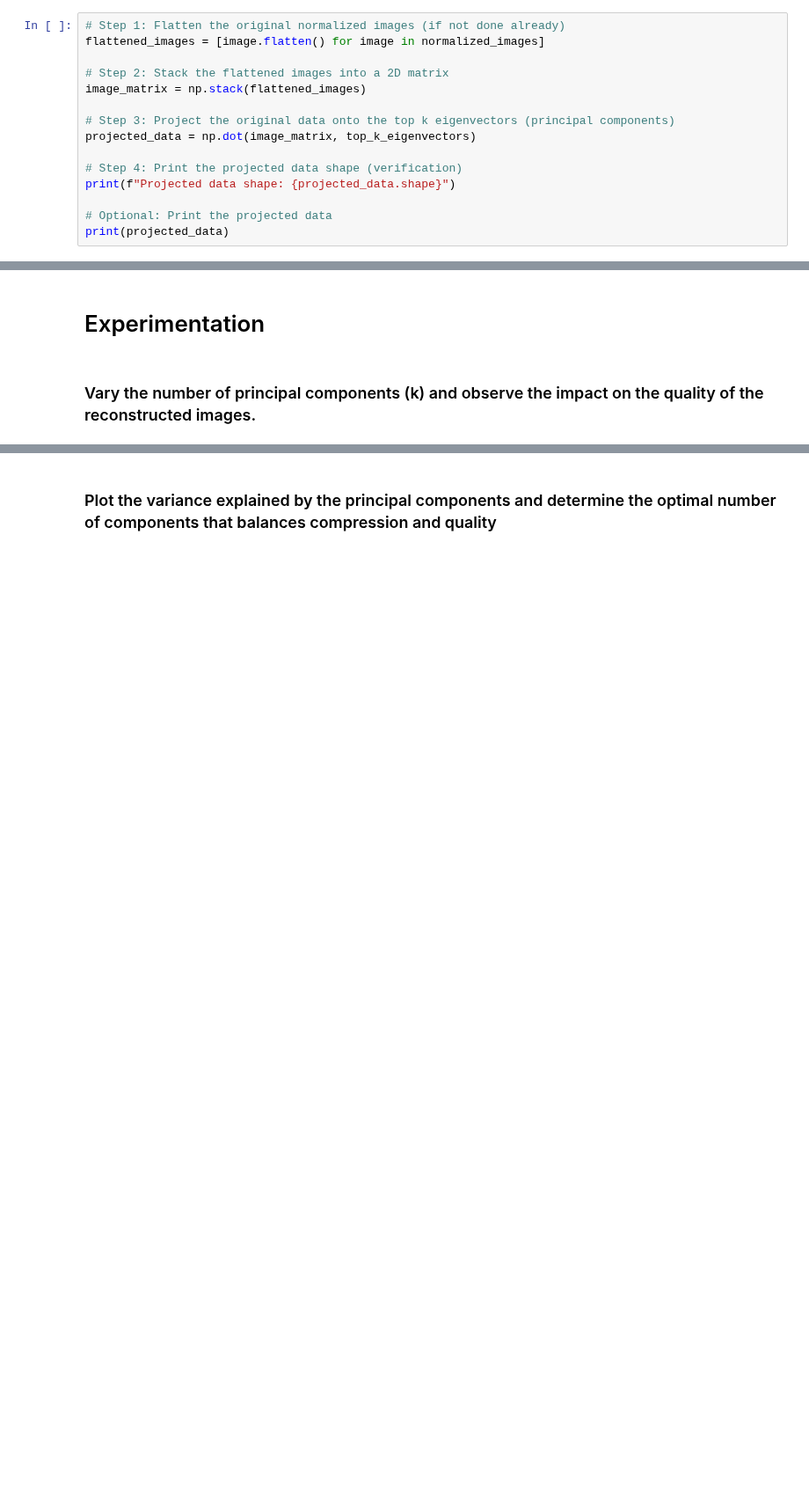
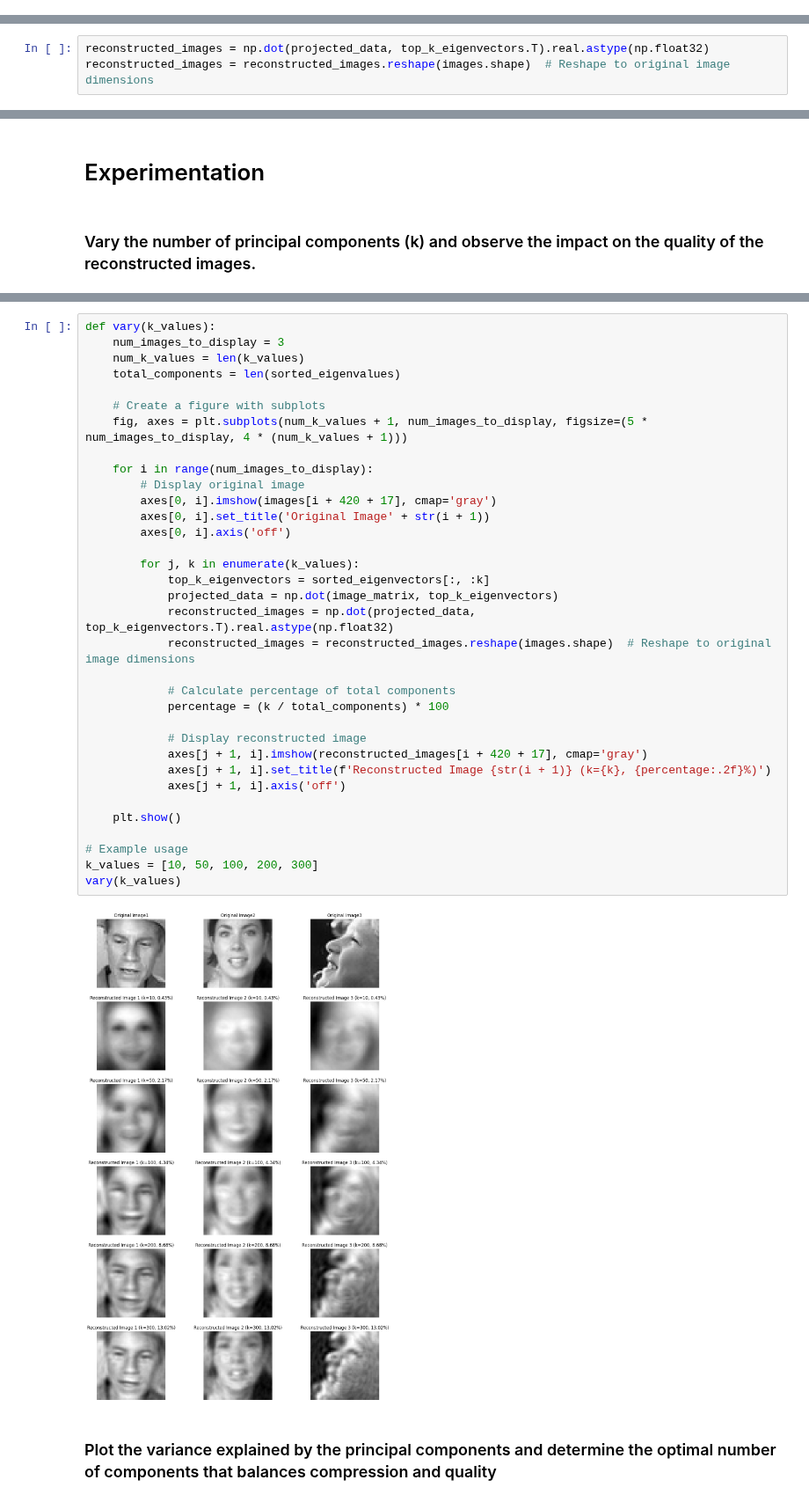
Before and after one commit to Anders-Stubberud/IT3212, a Jupyter notebook: assignment_2/anders_pca.ipynb, the cells around one changed output, grey strips where cells are left out. Shown at 88% size. Cells and saved outputs as stored; diff of their text form; blank space fills up the shorter version.

```diff
--- a/assignment_2/anders_pca.ipynb
+++ b/assignment_2/anders_pca.ipynb
@@ -142,17 +71,2 @@ Top 75 eigenvectors (Principal Components):
 # %% [markdown]
 ### Project the original images onto the lower-dimensional subspace defined by the selected principal components.
-# %%
-# Step 1: Flatten the original normalized images (if not done already)
-flattened_images = [image.flatten() for image in normalized_images]
-
-# Step 2: Stack the flattened images into a 2D matrix
-image_matrix = np.stack(flattened_images)
-
-# Step 3: Project the original data onto the top k eigenvectors (principal components)
-projected_data = np.dot(image_matrix, top_k_eigenvectors)
-
-# Step 4: Print the projected data shape (verification)
-print(f"Projected data shape: {projected_data.shape}")
-
-# Optional: Print the projected data
-print(projected_data)
@@ -191,2 +83,5 @@ Reconstructed images shape: (100, 100)
+# %%
+reconstructed_images = np.dot(projected_data, top_k_eigenvectors.T).real.astype(np.float32)
+reconstructed_images = reconstructed_images.reshape(images.shape)  # Reshape to original image dimensions
 # %% [markdown]
 ### Compare the reconstructed images with the original images to observe the effects of dimensionality reduction.
@@ -247,2 +115,38 @@ plt.show()
+# %%
+def vary(k_values):
+    num_images_to_display = 3
+    num_k_values = len(k_values)
+    total_components = len(sorted_eigenvalues)
+
+    # Create a figure with subplots
+    fig, axes = plt.subplots(num_k_values + 1, num_images_to_display, figsize=(5 * num_images_to_display, 4 * (num_k_values + 1)))
+
+    for i in range(num_images_to_display):
+        # Display original image
+        axes[0, i].imshow(images[i + 420 + 17], cmap='gray')
+        axes[0, i].set_title('Original Image' + str(i + 1))
+        axes[0, i].axis('off')
+
+        for j, k in enumerate(k_values):
+            top_k_eigenvectors = sorted_eigenvectors[:, :k]
+            projected_data = np.dot(image_matrix, top_k_eigenvectors)
+            reconstructed_images = np.dot(projected_data, top_k_eigenvectors.T).real.astype(np.float32)
+            reconstructed_images = reconstructed_images.reshape(images.shape)  # Reshape to original image dimensions
+
+            # Calculate percentage of total components
+            percentage = (k / total_components) * 100
+
+            # Display reconstructed image
+            axes[j + 1, i].imshow(reconstructed_images[i + 420 + 17], cmap='gray')
+            axes[j + 1, i].set_title(f'Reconstructed Image {str(i + 1)} (k={k}, {percentage:.2f}%)')
+            axes[j + 1, i].axis('off')
+
+    plt.show()
+
+# Example usage
+k_values = [10, 50, 100, 200, 300]
+vary(k_values)
+# %% [output]
+[figure, added]
 # %% [markdown]
 ### Plot the variance explained by the principal components and determine the optimal number of components that balances compression and quality
```
Also changed, not shown: parts of 22 cells of this notebook.
